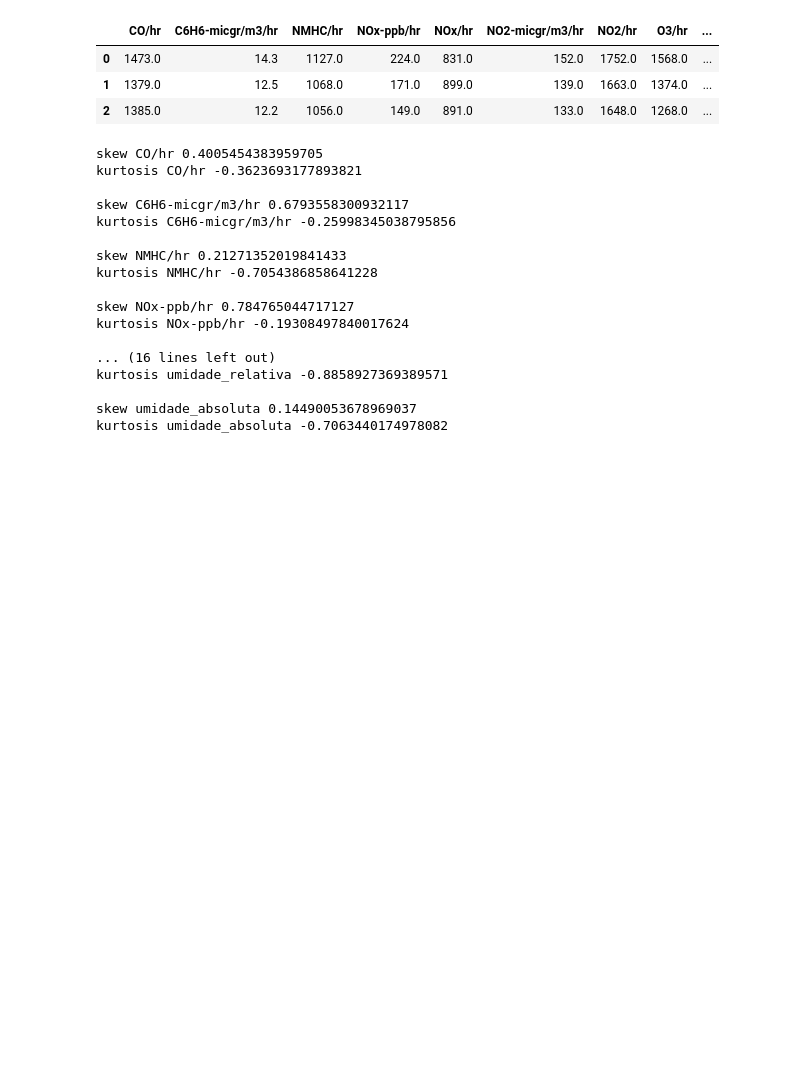
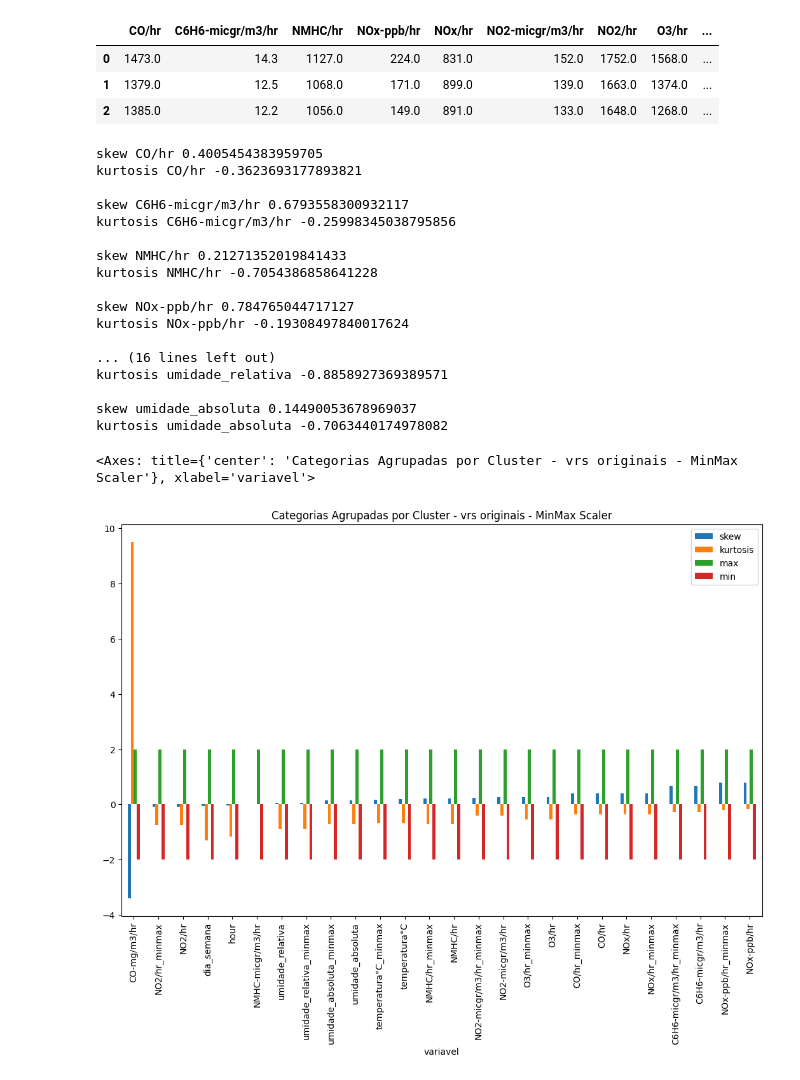
Before and after one commit to jairobernardesjunior/Qualidade_do_ar, a Jupyter notebook: qualidade_do_ar_analisa.ipynb, the cells around one changed output. Cells and saved outputs as stored; diff of their text form; code cells hidden in the pictures; blank space fills up the shorter version.

Commit message:
v 2.0
criação de gráfico no módulo de analise para comparar os skews e kurtosis dos dados originais e com os dados transformados e normalizados

```diff
--- a/qualidade_do_ar_analisa.ipynb
+++ b/qualidade_do_ar_analisa.ipynb
@@ -423,5 +423,5 @@ print(df_skew_kurtosis)
 13        dia_semana -0.052699 -1.303217
 14              hour -0.044007 -1.168320
 # %%
-df_skew_kurtosis['max'] = 2
-df_skew_kurtosis['min'] = -2
+df_skew_kurtosis_og['max'] = 2
+df_skew_kurtosis_og['min'] = -2
@@ -447,3 +447,3 @@ df_skew_kurtosis
 # %%
-df_skew_kurtosis = df_skew_kurtosis.sort_values('skew', ascending=True)
+df_skew_kurtosis_og = df_skew_kurtosis_og.sort_values('skew', ascending=True)
 # %%
@@ -593,7 +593,7 @@ for variavel in list(colunas_nro):
     skewx = skew(df_quality[variavel], axis=0, bias=True)
     kurtx = kurtosis(df_quality[variavel], axis=0, bias=True)
 
-    dfx = {'variavel': ['minmax__' + variavel], 'skew': [skewx], 'kurtosis': [kurtx]}
+    dfx = {'variavel': [variavel + '_minmax'], 'skew': [skewx], 'kurtosis': [kurtx]}
     dfx = pd.DataFrame(dfx)
     df_skew_kurtosis = pd.concat([df_skew_kurtosis, dfx], axis=0)
 
@@ -621,3 +624,15 @@ kurtosis umidade_absoluta -0.7063440174978082
+# %%
+df_skew_kurtosis = pd.concat([df_skew_kurtosis, df_skew_kurtosis_og], axis=0)
+df_skew_kurtosis = df_skew_kurtosis.sort_values('skew', ascending=True)
+# %%
+df_skew_kurtosis.plot(x='variavel',
+        kind='bar',
+        stacked=False,
+        title='Categorias Agrupadas por Cluster - vrs originais - MinMax Scaler',
+        figsize=(13,8))
+# %% [output]
+<Axes: title={'center': 'Categorias Agrupadas por Cluster - vrs originais - MinMax Scaler'}, xlabel='variavel'>
+[figure, added]
 # %%
 # salva os dados tratados em arquivo csv organizado pelo índice
 df_quality_trans.sort_index().to_csv('arquivos_tratados/df_quality_trans.csv', index=False)
```
Also changed, not shown: parts of 6 cells of this notebook.
